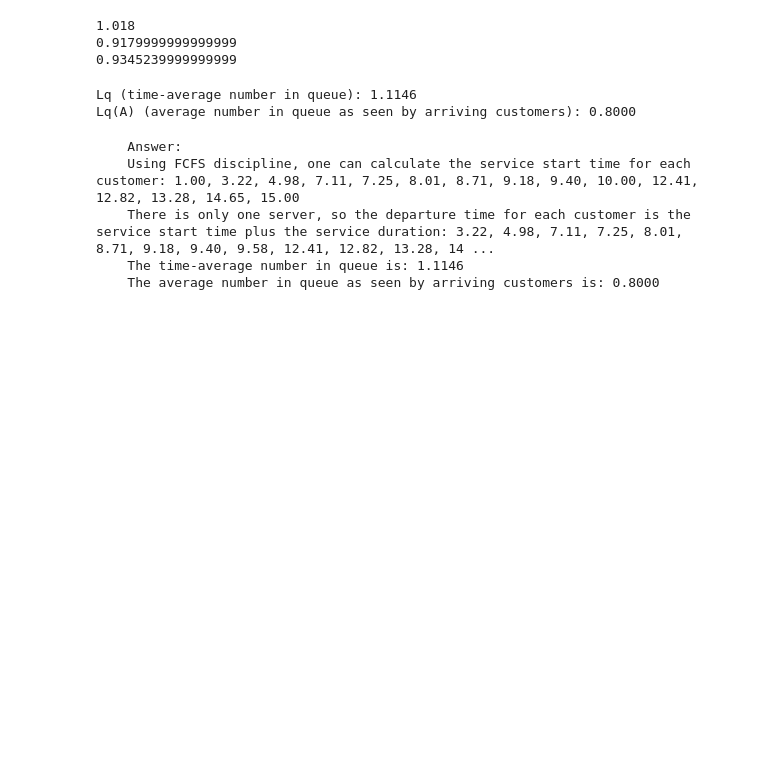
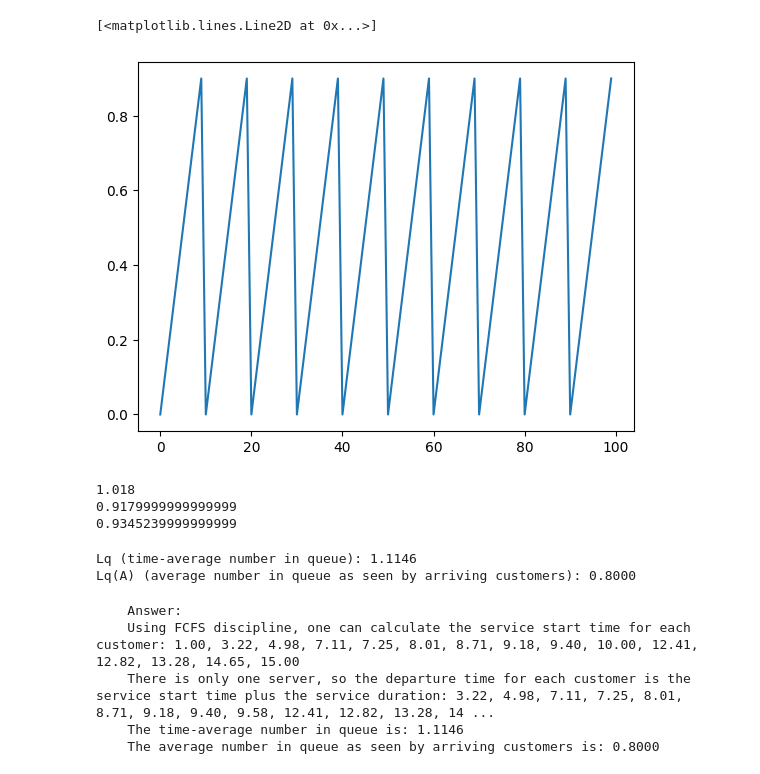
Before and after one commit to eri24816/diff-music, a Jupyter notebook: test.ipynb, the cells around one changed output. Cells and saved outputs as stored; diff of their text form; code cells hidden in the pictures; blank space fills up the shorter version.

```diff
--- a/test.ipynb
+++ b/test.ipynb
@@ -1,3 +1,13 @@
+# %%
+from matplotlib import pyplot as plt
+import numpy as np
+def cyclic_beta( step: int, beta_cycle_steps: int):
+    return  min(1, 2 * step % beta_cycle_steps / beta_cycle_steps)
+
+plt.plot([cyclic_beta(i, 20) for i in range(100)])
+# %% [output]
+[<matplotlib.lines.Line2D at 0x...>]
+[figure, added]
 # %%
 %load_ext autoreload
 %autoreload 2
```
Also changed, not shown: 6 other files.
